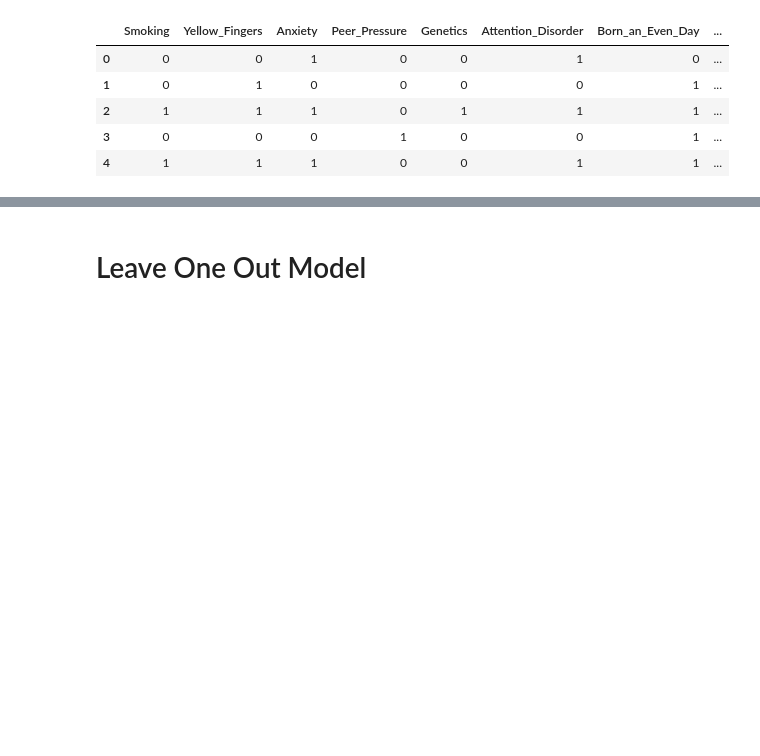
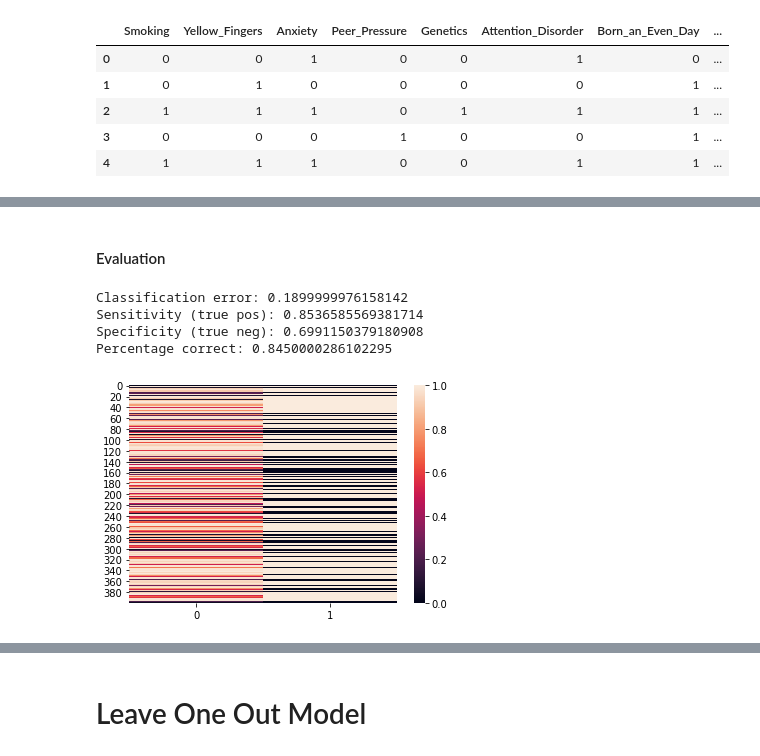
Before and after one commit to jvrana/deep-learning-guides, a Jupyter notebook: notebooks/annotated_universal_graph_transformer/causes_of_lung_cancer/causes_of_lung_cancer.ipynb, the cells around one changed output, grey strips where cells are left out. Saved outputs shown, nothing was run; the diff lists cells and outputs as text; code cells hidden in the pictures; blank space fills up the shorter version.

```diff
--- a/notebooks/annotated_universal_graph_transformer/causes_of_lung_cancer/causes_of_lung_cancer.ipynb
+++ b/notebooks/annotated_universal_graph_transformer/causes_of_lung_cancer/causes_of_lung_cancer.ipynb
@@ -240,11 +303,11 @@ class Network(nn.Module):
         )
 
 
-    def forward(self, g, n_loops=5):
+    def forward(self, g, x, y, n_loops=5):
         with g.local_scope():
-            g.ndata['a'] = self.src_embedding(g.ndata['x'].flatten().long())
-            g.ndata['b'] = self.dst_embedding(g.ndata['x'].flatten().long())
-            g.ndata['h'] = self.encode(g.ndata['y'].float())
+            g.ndata['a'] = self.src_embedding(x.flatten().long())
+            g.ndata['b'] = self.dst_embedding(x.flatten().long())
+            g.ndata['h'] = self.encode(y.float())
             out_arr = []
             for i in range(n_loops):
 
@@ -255,15 +318,6 @@ class Network(nn.Module):
 
             return out_arr
 
-net = Network(32)
-
-
-dataset = LungCancerDataset(df.iloc[:-1000])
-loader = DataLoader(dataset, batch_size=1, collate_fn=dgl.batch, shuffle=True)
-for x in loader:
-    ...
-m = x.ndata['mask'].bool()
-# set out to predict each node in the graph as apposed to just predicting lung cancer
-# we are not making any assumptions that lung_cancer is the target which we seek to understand
-# rather, we try to learn the entire causal graph
-net(x)[-1][~m].shape
+net = Network(d_model=len(df.columns)*2, h=128, n_heads=4, dropout=0.2)
+g = dataset[0]
+net(g, g.ndata['x'], g.ndata['y']);
@@ -271,0 +411,29 @@ torch.Size([23])
+# %% [markdown]
+#### Evaluation
+# %%
+false_pos = (y>=0.5)[~y_hat.bool()].sum() / (~y_hat.bool()).sum()
+true_pos = (y>=0.5)[y_hat.bool()].sum() / (y_hat.bool()).sum()
+false_neg = (y<0.5)[y_hat.bool()].sum() / (y_hat.bool()).sum()
+true_neg = (y<0.5)[~y_hat.bool()].sum() / (~y_hat.bool()).sum()
+error = (torch.logical_xor(y >= 0.5, y_hat.bool())).sum() / len(y)
+print("Classification error: {}".format(error))
+print("Sensitivity (true pos): {}".format(true_pos))
+print("Specificity (true neg): {}".format(true_neg))
+
+with torch.no_grad():
+    net.eval()
+    for g in loaders['eval']:
+        ...
+    m = g.ndata['mask']
+    y = net(g, g.ndata['x'], g.ndata['y'])[-1][m]
+    y_hat = g.ndata['y_hat'][m]
+perc = (~torch.logical_xor(y_hat.bool(), y > 0.5)).sum() / len(y_hat)
+print("Percentage correct: {}".format(perc.item()))
+sns.heatmap(torch.stack([y, y_hat]).detach().numpy().T)
+plt.show()
+# %% [output]
+Classification error: 0.1899999976158142
+Sensitivity (true pos): 0.8536585569381714
+Specificity (true neg): 0.6991150379180908
+Percentage correct: 0.8450000286102295
+[figure, added]
```
Also changed, not shown: parts of 14 cells of this notebook.
